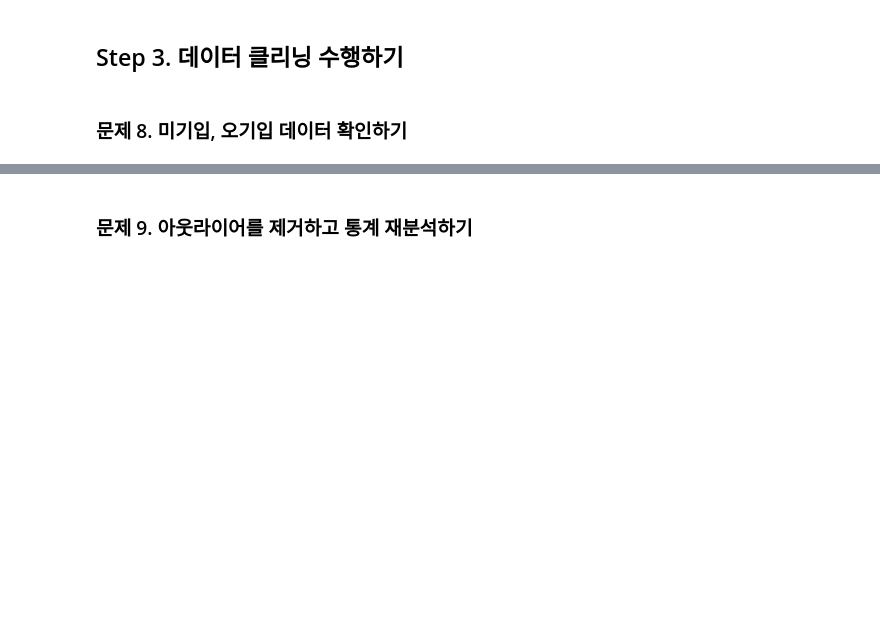
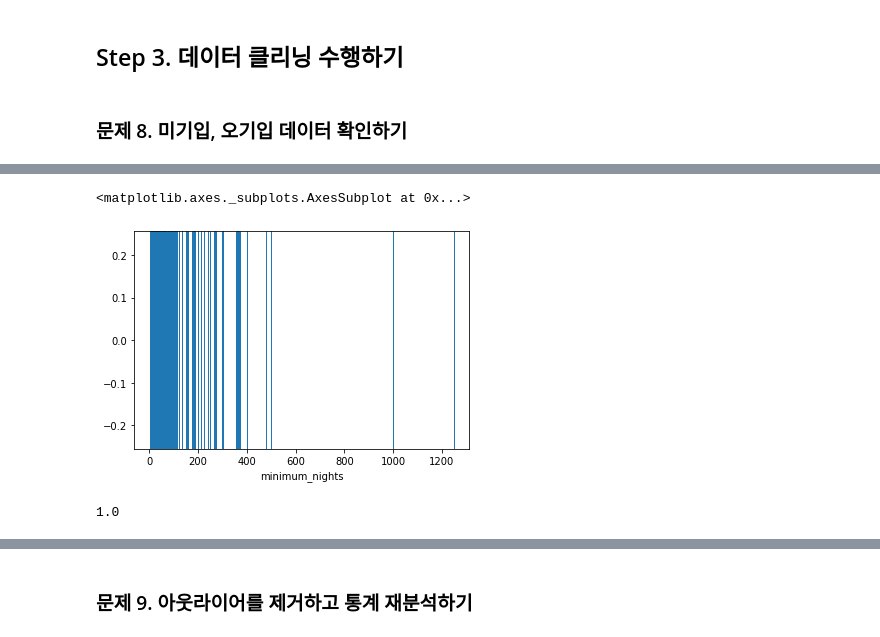
Before and after one commit to samjinwang/machine_learning_300, a Jupyter notebook: part2/chapter2/chapter02.ipynb, the cells around one changed output, grey strips where cells are left out. Cells and saved outputs as stored; diff of their text form; code cells hidden in the pictures; blank space fills up the shorter version.

```diff
--- a/part2/chapter2/chapter02.ipynb
+++ b/part2/chapter2/chapter02.ipynb
@@ -269,0 +353,10 @@ sns.boxplot(x = 'room_type', y = 'price', data = df) #마찬가지
+# %%
+sns.rugplot(x = 'minimum_nights',data = df, height = 1)
+# %% [output]
+<matplotlib.axes._subplots.AxesSubplot at 0x...>
+[figure, added]
+# %%
+df['minimum_nights'].quantile(0.98) # 상위 5프로, 상위 2프로 다 30일 -> 상위 2프로 날려버린다
+df['minimum_nights'].quantile(0.005) # 하위 0.5프로 1일 -> 어차피 min값이 1이니까 하위값은 자를필요 없어보임
+# %% [output]
+1.0
```
Also changed, not shown: parts of 21 cells of this notebook, 1 other file.
